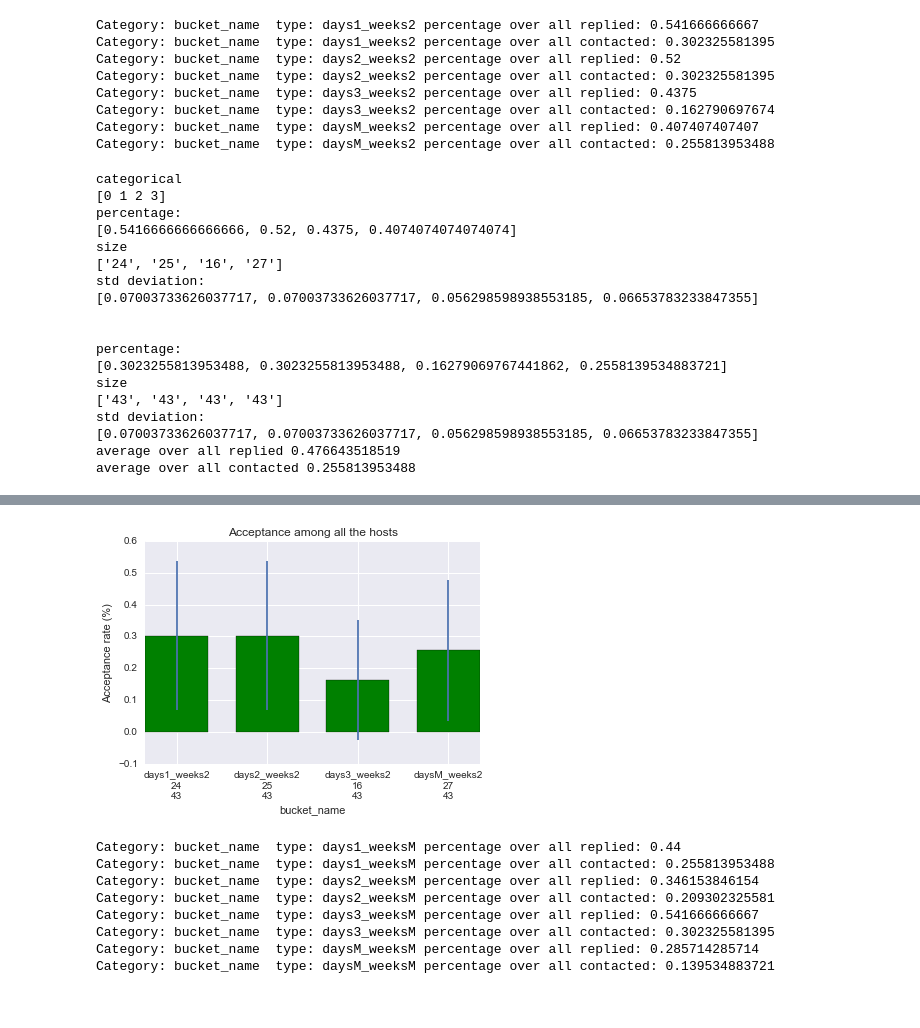
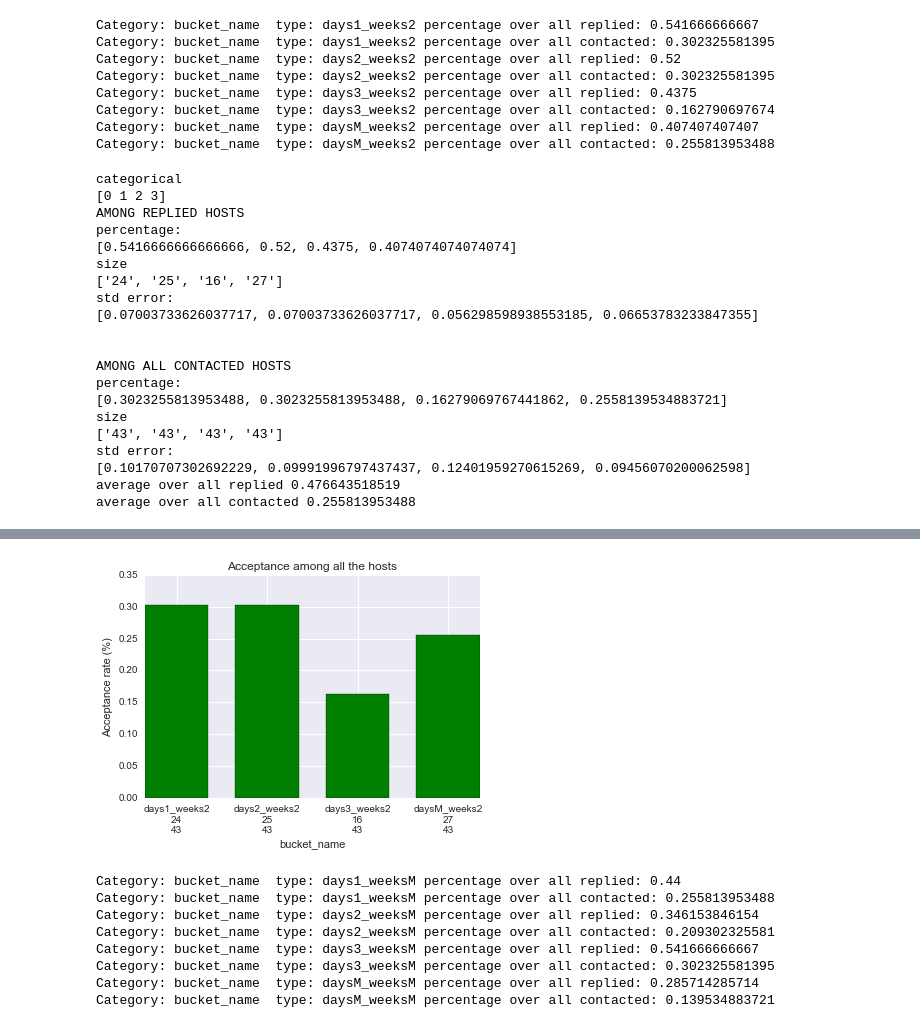
Before and after one commit to DataShackforAirbnb/AirBnbNegotiate, a Jupyter notebook: DataAnalysis/Population_Analysis.ipynb, the cells around one changed output, grey strips where cells are left out. Cells and saved outputs as stored; diff of their text form; code cells hidden in the pictures.

```diff
--- a/DataAnalysis/Population_Analysis.ipynb
+++ b/DataAnalysis/Population_Analysis.ipynb
@@ -369,16 +373,10 @@ def acceptance_rate_continuous(field, ranges):
                  "all_negative": round3_all_negative_f, "category": field}
     return result_dict
 # %%
-'''
-def autolabel(rects):
-    # attach some text labels
-    for rect in rects:
-        height = rect.get_height()
-        ax.text(rect.get_x() + rect.get_width()/2., 1.05*height,
-                '%d' % int(height),
-                ha='center', va='bottom')
-'''
+
 import math
+
+#standard error: sqrt(p*(1-p)/n) with p = positive/all
 
 def plot_percentage (percentage_dictionary, type_input, color= "g", error_size=float(0.5) ):
     p_replied= []
@@ -395,13 +393,15 @@ def plot_percentage (percentage_dictionary, type_input, color= "g", error_size=f
             try:
                 repl=float(percentage_dictionary['accepted'][el])/(percentage_dictionary['accepted'][el]+percentage_dictionary['denied'][el])
                 p_replied.append(repl)
+
                 al=float(percentage_dictionary['accepted'][el])/(percentage_dictionary['accepted'][el]+percentage_dictionary['all_negative'][el])
+
                 p_all.append(al )
 
                 p_size_answered.append(str(percentage_dictionary['accepted'][el]+percentage_dictionary['denied'][el]))
                 p_size.append(str(percentage_dictionary['accepted'][el]+percentage_dictionary['all_negative'][el]))
                 #53(1 - 53/100))1/2
-                p_std.append (math.sqrt(al*(1-al)/ (percentage_dictionary['accepted'][el]+percentage_dictionary['all_negative'][el]) ) )
+                p_std.append (math.sqrt(repl*(1-repl)/ (percentage_dictionary['accepted'][el]+percentage_dictionary['denied'][el]) ) )
 
                 p_std_a.append (math.sqrt(al*(1-al)/ (percentage_dictionary['accepted'][el]+percentage_dictionary['all_negative'][el]) ))
 
@@ -412,14 +412,15 @@ def plot_percentage (percentage_dictionary, type_input, color= "g", error_size=f
         for el in range(len(percentage_dictionary['ranges'])-1):
             current_label=  "[" +str(percentage_dictionary['ranges'][el])+","+str(percentage_dictionary['ranges'][el+1])+"]"
             try:
-                p_replied.append(float(percentage_dictionary['accepted'][el])/(percentage_dictionary['accepted'][el]+percentage_dictionary['denied'][el]))
-
-                p_all.append(float(percentage_dictionary['accepted'][el])/(float(percentage_dictionary['accepted'][el])+percentage_dictionary['all_negative'][el]))
+                repl= float(percentage_dictionary['accepted'][el])/(percentage_dictionary['accepted'][el]+percentage_dictionary['denied'][el])
+                p_replied.append(repl)
+                al=float(percentage_dictionary['accepted'][el])/(float(percentage_dictionary['accepted'][el])+percentage_dictionary['all_negative'][el])
+                p_all.append(al)
                 p_size_answered.append(str(percentage_dictionary['accepted'][el]+percentage_dictionary['denied'][el]))
                 p_size.append(str(percentage_dictionary['accepted'][el]+percentage_dictionary['all_negative'][el]))
-                p_std.append (math.sqrt((1- (float(percentage_dictionary['accepted'][el])/(float(percentage_dictionary['accepted'][el])+percentage_dictionary['denied'][el]) ) )))
+                p_std.append (math.sqrt(repl*(1-repl)/ (percentage_dictionary['accepted'][el]+percentage_dictionary['denied'][el]) ) )
 
-                p_std_a.append (math.sqrt((1- (float(percentage_dictionary['accepted'][el])/(float(percentage_dictionary['accepted'][el])+percentage_dictionary['all_negative'][el]) ) )))
+                p_std_a.append (math.sqrt(al*(1-al)/ (percentage_dictionary['accepted'][el]+percentage_dictionary['all_negative'][el]) ))
 
                 x_axis.append(current_label)
             except ZeroDivisionError:
@@ -433,18 +434,21 @@ def plot_percentage (percentage_dictionary, type_input, color= "g", error_size=f
 
     pos = np.arange(len(x_axis))
     print np.arange(len(x_axis))
+    print "AMONG REPLIED HOSTS"
     print "percentage:"
     print p_replied
     print "size"
     print p_size_answered
-    print "std deviation:"
+    print "std error:"
     print p_std_a
     print "\n"
+    print "AMONG ALL CONTACTED HOSTS"
+
     print "percentage:"
     print p_all
     print "size"
     print p_size
-    print "std deviation:"
+    print "std error:"
     print p_std
     print "average over all replied "+ str(np.mean(p_replied))
     print "average over all contacted "+ str(np.mean(p_all))
@@ -471,7 +475,7 @@ def plot_percentage (percentage_dictionary, type_input, color= "g", error_size=f
 
 
 
-    plt.bar(pos, p_replied, width, color =color,yerr=[i/error_size for i in p_std_a])
+    plt.bar(pos, p_replied, width, color =color,yerr=[i/error_size for i in p_std])
 
     ####################################quantity
     #rects1 = ax.bar(pos, p_replied, width, color = color)
@@ -498,7 +502,7 @@ def plot_percentage (percentage_dictionary, type_input, color= "g", error_size=f
     plt.title('Acceptance among all the hosts')
 
     #,yerr=[int(i)/491 for i in p_size]
-    plt.bar(pos, p_all, width, color= color, yerr=[ i/error_size for i in p_std] )
+    plt.bar(pos, p_all, width, color= color, yerr=[ i/error_size for i in p_std_a] )
     plt.show()
 # %%
 round3['room_type'].unique()
@@ -1226,24 +1248,26 @@ Category: bucket_name  type: days3_weeks2 percentage over all contacted: 0.16279
 Category: bucket_name  type: daysM_weeks2 percentage over all replied: 0.407407407407
 Category: bucket_name  type: daysM_weeks2 percentage over all contacted: 0.255813953488
 # %%
-size= float(0.3)
+size= float(2000) #no need to show the error bar, sample of same size
 plot_percentage(acc_2w, "categorical","g",size)
 # %% [output]
 categorical
 [0 1 2 3]
+AMONG REPLIED HOSTS
 percentage:
 [0.5416666666666666, 0.52, 0.4375, 0.4074074074074074]
 size
 ['24', '25', '16', '27']
-std deviation:
+std error:
 [0.07003733626037717, 0.07003733626037717, 0.056298598938553185, 0.06653783233847355]
 
 
+AMONG ALL CONTACTED HOSTS
 percentage:
 [0.3023255813953488, 0.3023255813953488, 0.16279069767441862, 0.2558139534883721]
 size
 ['43', '43', '43', '43']
-std deviation:
-[0.07003733626037717, 0.07003733626037717, 0.056298598938553185, 0.06653783233847355]
+std error:
+[0.10170707302692229, 0.09991996797437437, 0.12401959270615269, 0.09456070200062598]
 average over all replied 0.476643518519
 average over all contacted 0.255813953488
@@ -1251,4 +1275,4 @@ average over all contacted 0.255813953488
-[figure, old version]
+[figure, new version]
 # %%
 #more weeks in advance
 acc_mw= acceptance_rate('bucket_name', ["days1_weeksM","days2_weeksM","days3_weeksM", "daysM_weeksM"])
```
Also changed, not shown: parts of 22 cells of this notebook.
